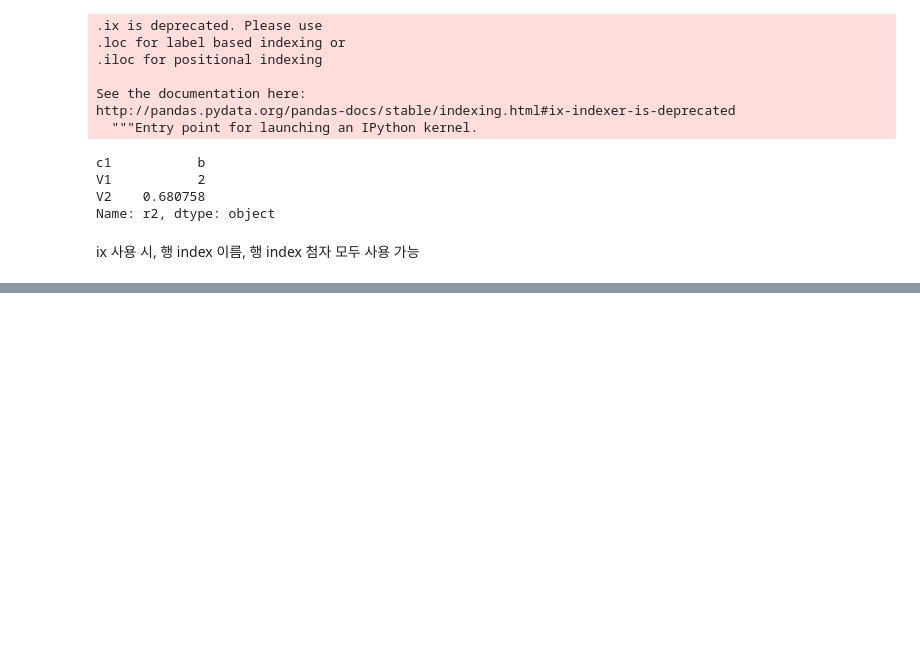
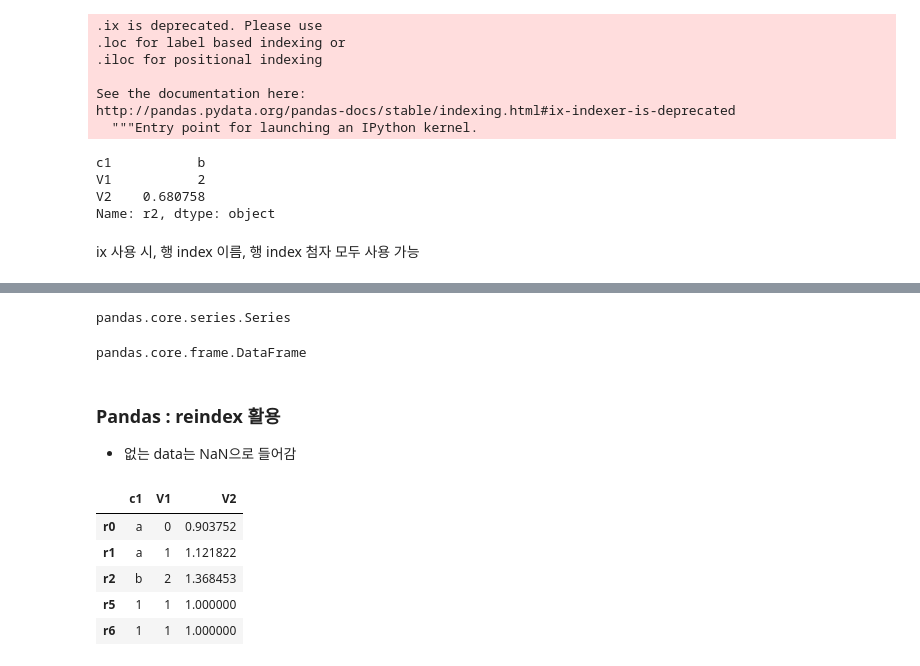
Before and after one commit to goebalgaebal/TIL, a Jupyter notebook: 빅데이터(딥러닝) 활용 AI 설계/딥러닝을 위한 빅데이터 기초/Python/code2/Day2_DA.ipynb, the cells around one changed output, grey strips where cells are left out. Cells and saved outputs as stored; diff of their text form; code cells hidden in the pictures; blank space fills up the shorter version.

```diff
--- a/빅데이터(딥러닝) 활용 AI 설계/딥러닝을 위한 빅데이터 기초/Python/code2/Day2_DA.ipynb
+++ b/빅데이터(딥러닝) 활용 AI 설계/딥러닝을 위한 빅데이터 기초/Python/code2/Day2_DA.ipynb
@@ -218,0 +268,24 @@ ix 사용 시, 행 index 이름, 행 index 첨자 모두 사용 가능
+# %%
+# dataframe에서 특정 col를 추출하는 경우
+# col vector가 2개 이상인 경우, dataframe이 된다
+type(df2["V1"])
+# %% [output]
+pandas.core.series.Series
+# %%
+type(df2[["V1"]]) # dataframe에서 특정 col을 추출하는 데, dataframe으로 읽고싶은 경우
+# %% [output]
+pandas.core.frame.DataFrame
+# %% [markdown]
+### Pandas : reindex 활용
+* 없는 data는 NaN으로 들어감
+# %%
+newindex=["r0", "r1", "r2", "r5", "r6"]
+df2_1 = df2.reindex(newindex, fill_value=1) # fill_value : NaN을 채우는 속성
+df2_1
+# %% [output]
+|  | c1 | V1 | V2 |
+| r0 | a | 0 | 0.903752 |
+| r1 | a | 1 | 1.121822 |
+| r2 | b | 2 | 1.368453 |
+| r5 | 1 | 1 | 1.000000 |
+| r6 | 1 | 1 | 1.000000 |
```
Also changed, not shown: parts of 24 cells of this notebook.
